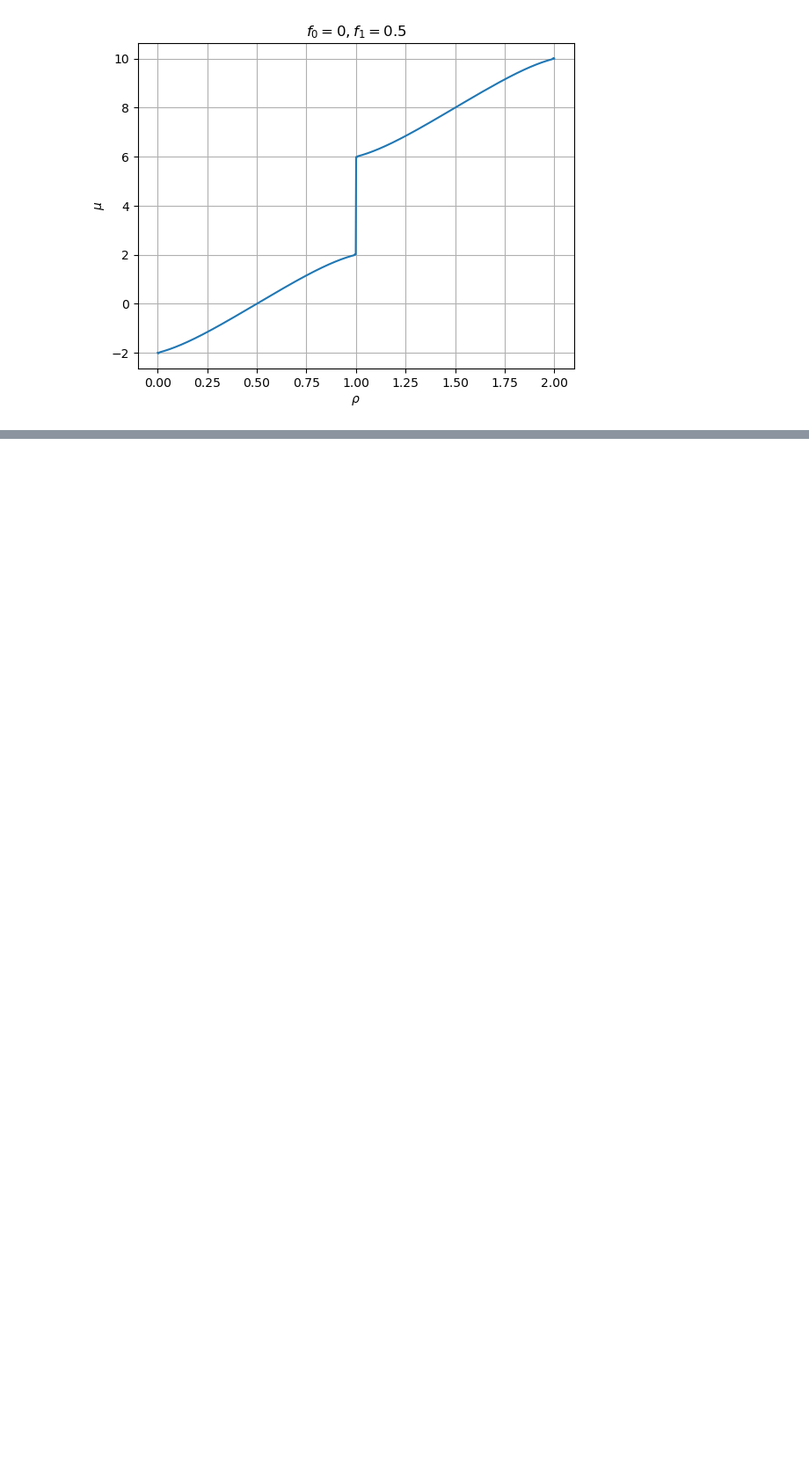
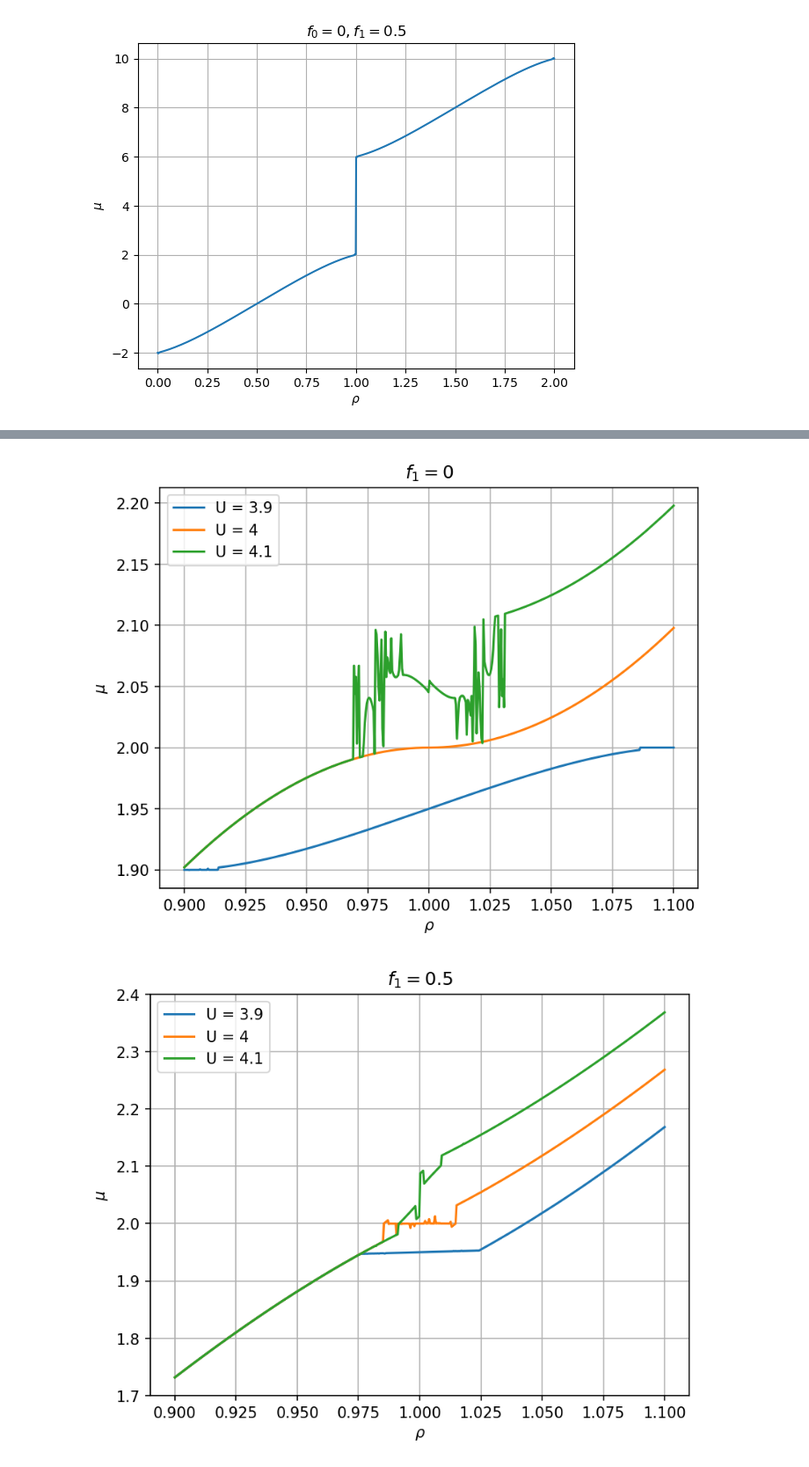
Before and after one commit to janjhch/bachelorthesis, a Jupyter notebook: meanfield/landau_f1.ipynb, the cells around one changed output, grey strips where cells are left out. Shown at 88% size. Cells and saved outputs as stored; diff of their text form; code cells hidden in the pictures; blank space fills up the shorter version.

```diff
--- a/meanfield/landau_f1.ipynb
+++ b/meanfield/landau_f1.ipynb
@@ -154,0 +193,19 @@ one_plot(rho_array, mu_array_f1, r'$\rho$', r'$\mu$', r'$f_0 = 0, f_1=0.5$')
+# %%
+rho_array = np.linspace(0.9, 1.1, 500)
+U_values = [3.9, 4, 4.1]
+mu_arrays_U_values_hk = []
+mu_arrays_U_values_f1_05 = []
+
+for U_val in U_values:
+    mu_arr, e_arr = make_solution_arrays_norm(rho_array, U_val, 0, 0)
+    mu_arrays_U_values_hk.append(mu_arr)
+
+for U_val in U_values:
+    mu_arr, e_arr = make_solution_arrays_norm(rho_array, U_val, 0, 0.5)
+    mu_arrays_U_values_f1_05.append(mu_arr)
+
+many_plots(U_values, rho_array, mu_arrays_U_values_hk, r'$\rho$', r'$\mu$', r'$f_1 = 0$')
+many_plots(U_values, rho_array, mu_arrays_U_values_f1_05, r'$\rho$', r'$\mu$', r'$f_1 = 0.5$')
+# %% [output]
+[figure, added]
+[figure, added]
```
Also changed, not shown: parts of 3 cells of this notebook.
